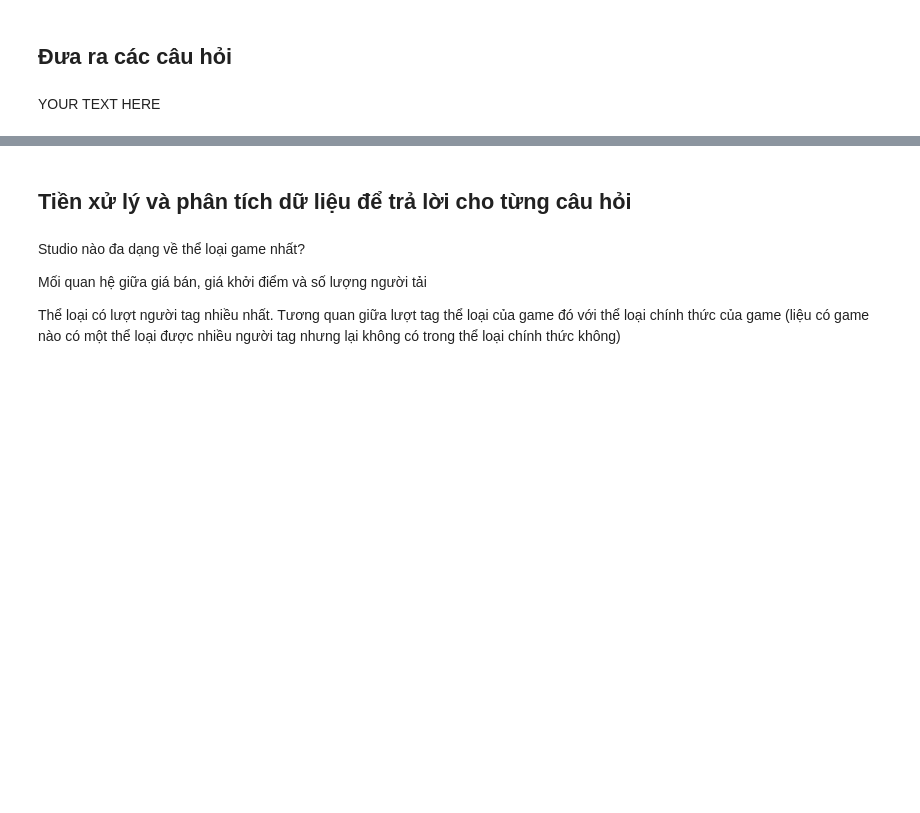
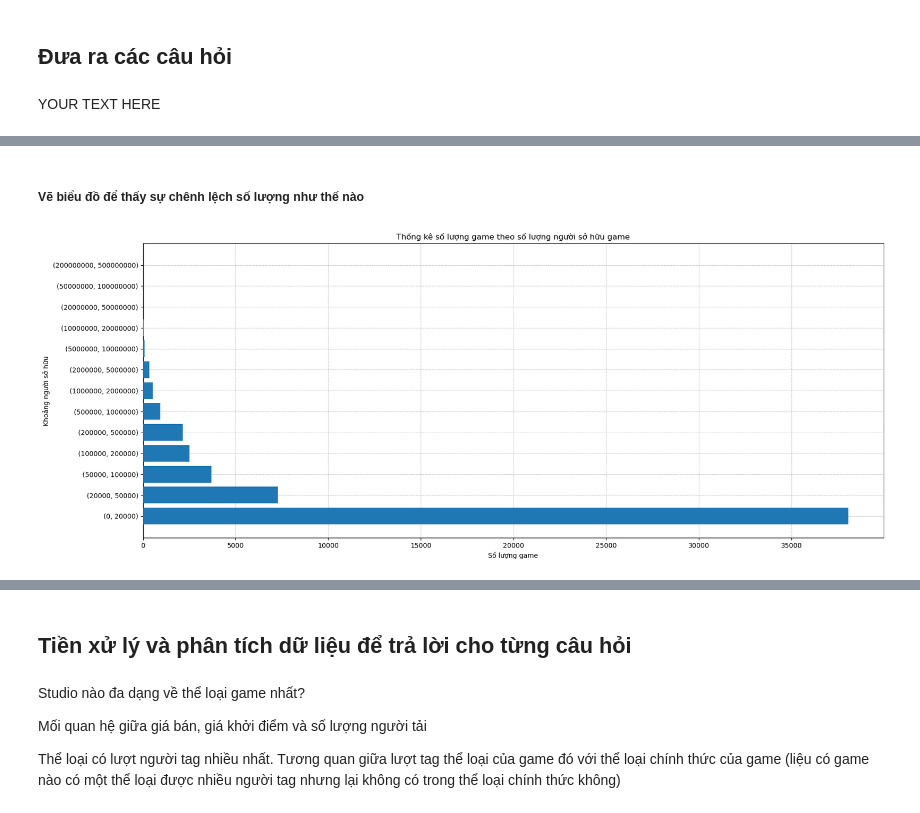
Before and after one commit to Phlinh29102/GR09-LTKHDL, a Jupyter notebook: source.ipynb, the cells around one changed output, grey strips where cells are left out. Cells and saved outputs as stored; diff of their text form; code cells hidden in the pictures; blank space fills up the shorter version.

```diff
--- a/source.ipynb
+++ b/source.ipynb
@@ -500,0 +518,3 @@ YOUR TEXT HERE
+# %%
+owners_game=steam_df.Owners.value_counts()
+owners_game
@@ -500,0 +536,18 @@ YOUR TEXT HERE
+# %% [markdown]
+<h5>Vẽ biểu đồ để thấy sự chênh lệch số lượng như thế nào</h5>
+# %%
+
+fig =plt.subplots(figsize=(20,8))
+
+owner=np.array(owners_game.keys())
+for i in range(len(owner)):
+    owner[i]=str(owner[i])
+num_game=np.array(owners_game.values)
+plt.barh(owner,num_game,zorder=3)
+plt.xlabel('Số lượng game')
+plt.ylabel('Khoảng người sở hữu')
+plt.title('Thống kê số lượng game theo số lượng người sở hữu game')
+plt.grid(linestyle = '--', linewidth = 0.5)
+plt.show()
+# %% [output]
+[figure, added]
```
Also changed, not shown: parts of 37 cells of this notebook.
